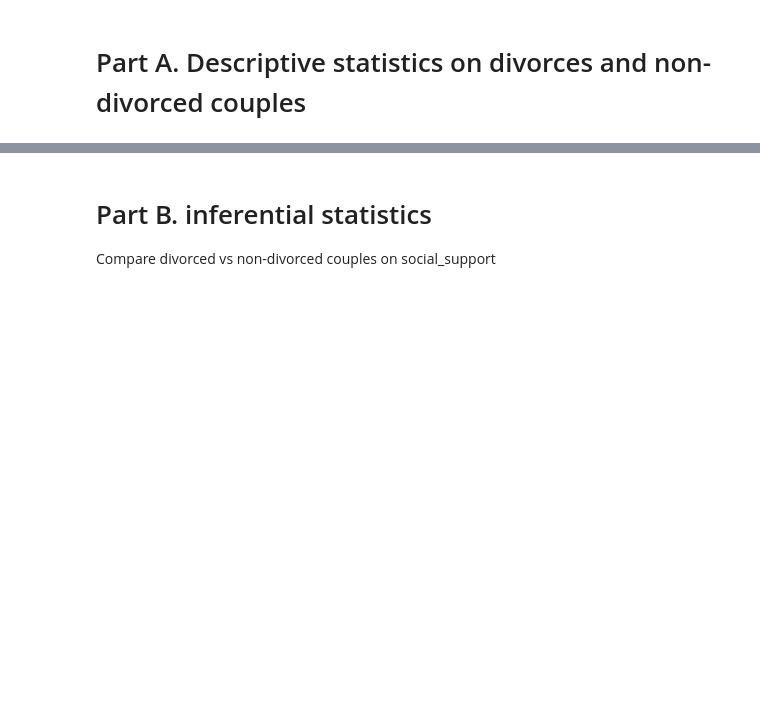
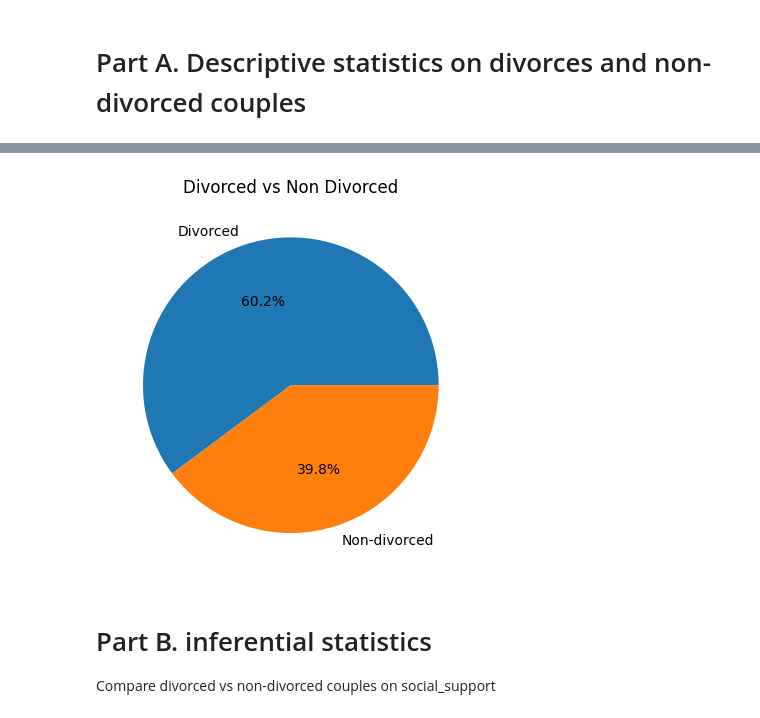
Before and after one commit to Rodrigu87/Module-2-Project-CAS-UniBe, a Jupyter notebook: Divorce.ipynb, the cells around one changed output, grey strips where cells are left out. Cells and saved outputs as stored; diff of their text form; code cells hidden in the pictures; blank space fills up the shorter version.

```diff
--- a/Divorce.ipynb
+++ b/Divorce.ipynb
@@ -52,3 +64,9 @@ df.head(10)
+# %%
+plt.pie(df['divorced'].value_counts(),labels = ['Divorced', 'Non-divorced'], autopct = '%1.1f%%')
+plt.title("Divorced vs Non Divorced")
+plt.show()
+# %% [output]
+[figure, added]
 # %% [markdown]
 
 
```
Also changed, not shown: parts of 1 cell of this notebook.
